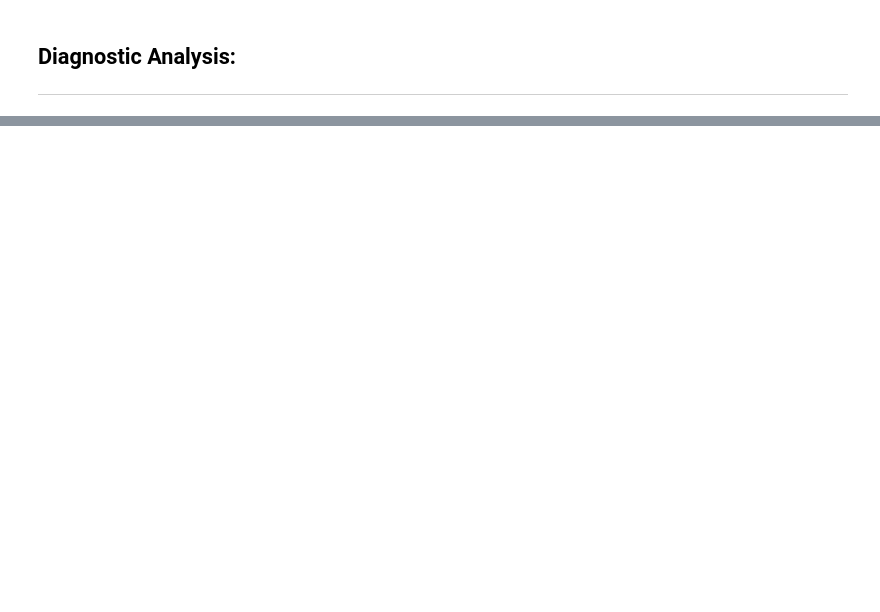
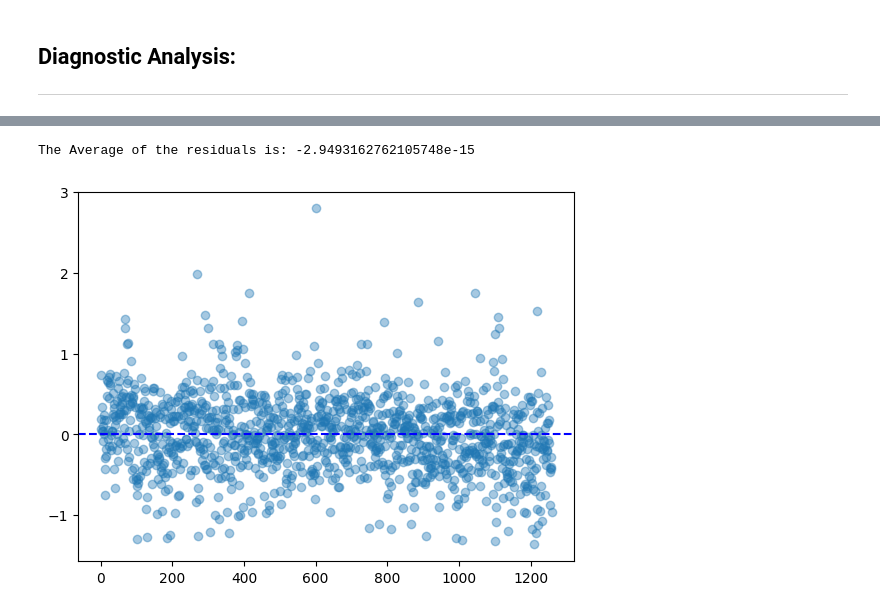
Before and after one commit to ViniNazato/LinearRegression, a Jupyter notebook: LinearRegression.ipynb, the cells around one changed output, grey strips where cells are left out. Cells and saved outputs as stored; diff of their text form; code cells hidden in the pictures; blank space fills up the shorter version.

```diff
--- a/LinearRegression.ipynb
+++ b/LinearRegression.ipynb
@@ -355,0 +394,10 @@ We can see that our F-statistic is very very low and < 2.5% given the two-tailed
+# %%
+residuals = linear_model2.resid #get the residuals from our linear model
+
+plt.plot(residuals,  'o', alpha=.4) #make a plot of the residuals
+plt.axhline(y = 0, color = 'b', linestyle = '--') #add a straight line at y = 0
+
+print('The Average of the residuals is:', residuals.mean()) #calculate the average of residuals
+# %% [output]
+The Average of the residuals is: -2.9493162762105748e-15
+[figure, added]
```
Also changed, not shown: parts of 14 cells of this notebook.
